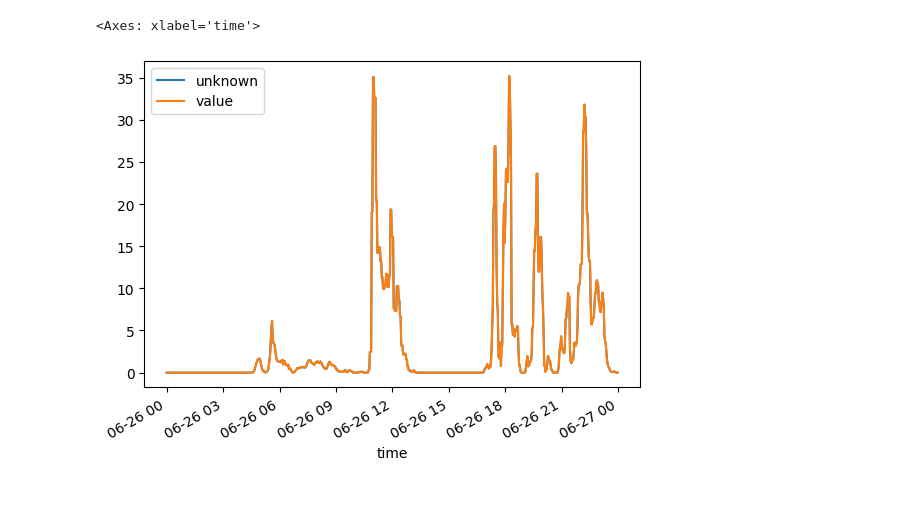
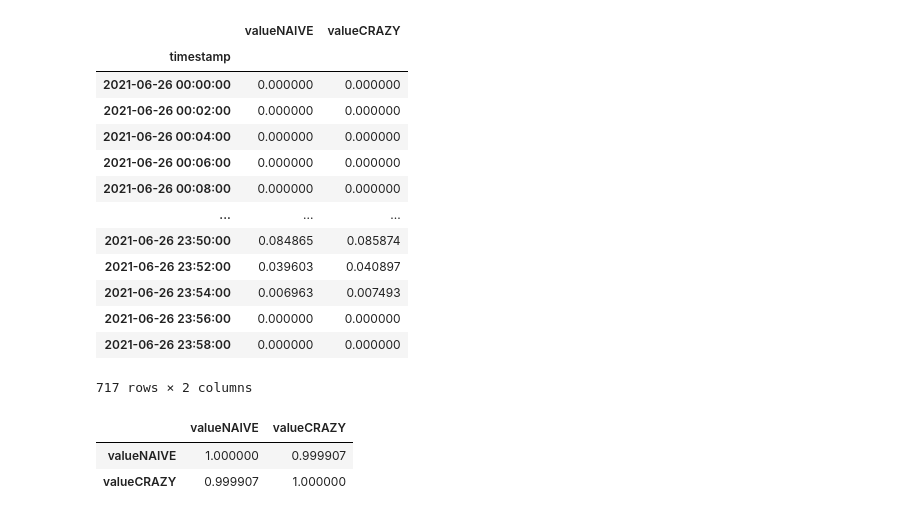
Before and after one commit to edsaac/emaremes, a Jupyter notebook: carpentry/extract_timeseries/polygon experiment/compare.ipynb, the cells around one changed output. Cells and saved outputs as stored; diff of their text form; code cells hidden in the pictures.

```diff
--- a/carpentry/extract_timeseries/polygon experiment/compare.ipynb
+++ b/carpentry/extract_timeseries/polygon experiment/compare.ipynb
@@ -47,7 +47,25 @@ plt.show()
 # %%
 df = pd.concat([naive, multip], axis="index")
 df = naive.join(multip, lsuffix="NAIVE", rsuffix="CRAZY")
-df.plot()
+df
 # %% [output]
+|  | valueNAIVE | valueCRAZY |
+| timestamp |  |  |
+| 2021-06-26 00:00:00 | 0.000000 | 0.000000 |
+| 2021-06-26 00:02:00 | 0.000000 | 0.000000 |
+| 2021-06-26 00:04:00 | 0.000000 | 0.000000 |
+| 2021-06-26 00:06:00 | 0.000000 | 0.000000 |
+| 2021-06-26 00:08:00 | 0.000000 | 0.000000 |
+| ... | ... | ... |
+| 2021-06-26 23:50:00 | 0.084865 | 0.085874 |
+| 2021-06-26 23:52:00 | 0.039603 | 0.040897 |
+| 2021-06-26 23:54:00 | 0.006963 | 0.007493 |
+| 2021-06-26 23:56:00 | 0.000000 | 0.000000 |
+| 2021-06-26 23:58:00 | 0.000000 | 0.000000 |
-<Axes: xlabel='time'>
+717 rows × 2 columns
-[figure, removed]
+# %%
+df.corr()
+# %% [output]
+|  | valueNAIVE | valueCRAZY |
+| valueNAIVE | 1.000000 | 0.999907 |
+| valueCRAZY | 0.999907 | 1.000000 |
```
Also changed, not shown: parts of 4 cells of this notebook, 5 other files.
